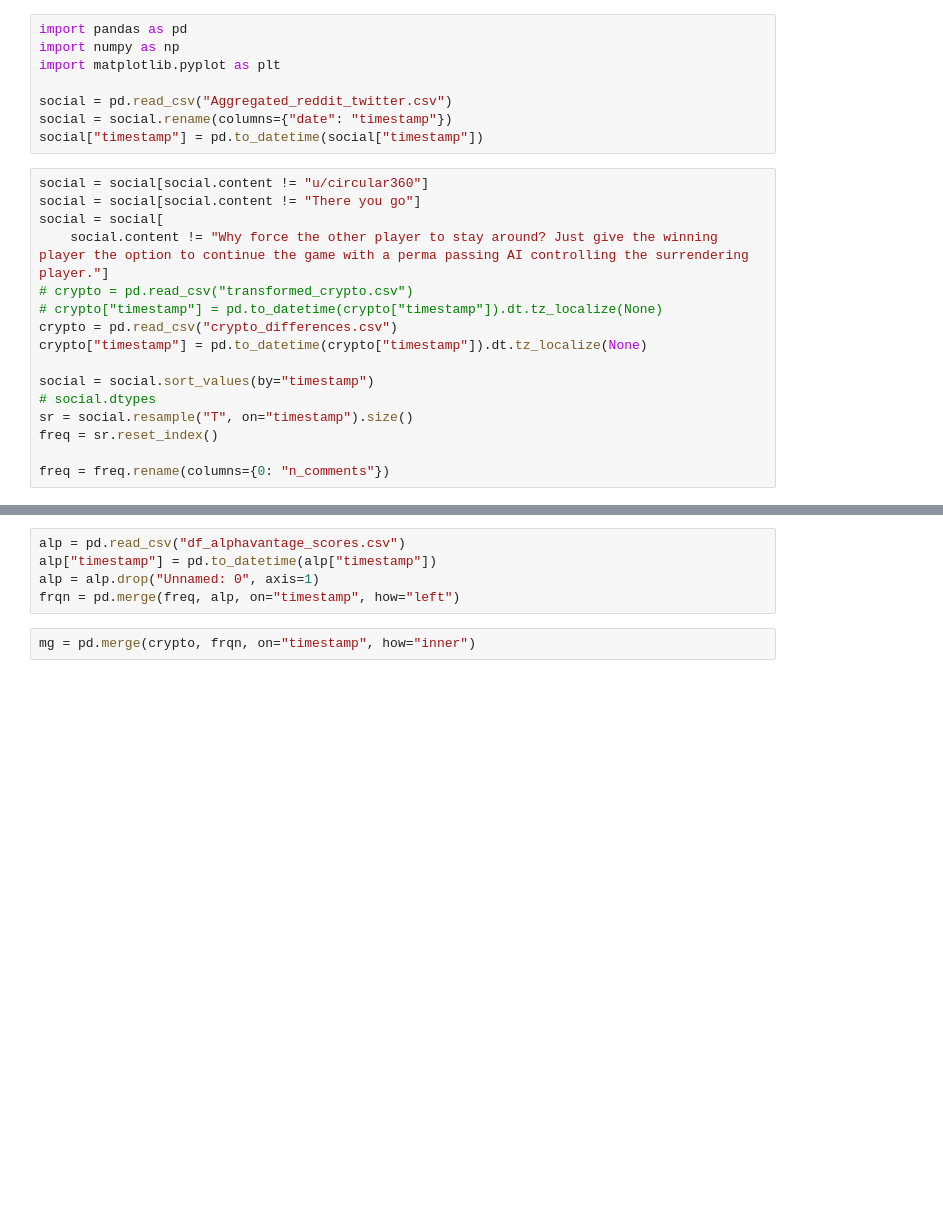
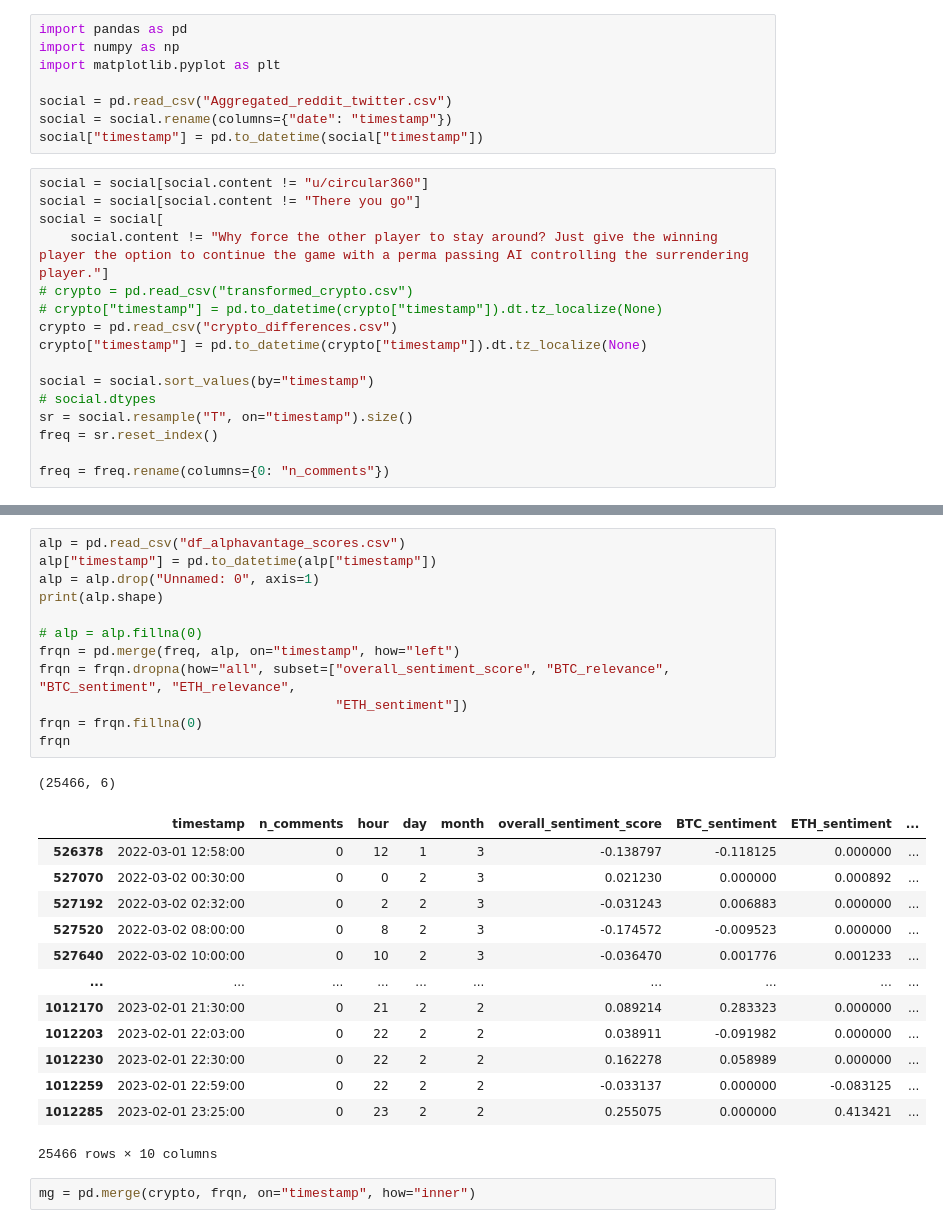
Before and after one commit to AliEmreSenel/BAINSACryptocurrencies, a Jupyter notebook: regression/eda.ipynb, the cells around one changed output, grey strips where cells are left out. Cells and saved outputs as stored; diff of their text form; blank space fills up the shorter version.

```diff
--- a/regression/eda.ipynb
+++ b/regression/eda.ipynb
@@ -30,8 +44,30 @@ freq
 # %%
 alp = pd.read_csv("df_alphavantage_scores.csv")
 alp["timestamp"] = pd.to_datetime(alp["timestamp"])
 alp = alp.drop("Unnamed: 0", axis=1)
+print(alp.shape)
+
+# alp = alp.fillna(0)
 frqn = pd.merge(freq, alp, on="timestamp", how="left")
+frqn = frqn.dropna(how="all", subset=["overall_sentiment_score", "BTC_relevance", "BTC_sentiment", "ETH_relevance",
+                                      "ETH_sentiment"])
+frqn = frqn.fillna(0)
+frqn
+# %% [output]
+(25466, 6)
+|  | timestamp | n_comments | hour | day | month | overall_sentiment_score | BTC_sentiment | ETH_sentiment | ... |
+| 526378 | 2022-03-01 12:58:00 | 0 | 12 | 1 | 3 | -0.138797 | -0.118125 | 0.000000 | ... |
+| 527070 | 2022-03-02 00:30:00 | 0 | 0 | 2 | 3 | 0.021230 | 0.000000 | 0.000892 | ... |
+| 527192 | 2022-03-02 02:32:00 | 0 | 2 | 2 | 3 | -0.031243 | 0.006883 | 0.000000 | ... |
+| 527520 | 2022-03-02 08:00:00 | 0 | 8 | 2 | 3 | -0.174572 | -0.009523 | 0.000000 | ... |
+| 527640 | 2022-03-02 10:00:00 | 0 | 10 | 2 | 3 | -0.036470 | 0.001776 | 0.001233 | ... |
+| ... | ... | ... | ... | ... | ... | ... | ... | ... | ... |
+| 1012170 | 2023-02-01 21:30:00 | 0 | 21 | 2 | 2 | 0.089214 | 0.283323 | 0.000000 | ... |
+| 1012203 | 2023-02-01 22:03:00 | 0 | 22 | 2 | 2 | 0.038911 | -0.091982 | 0.000000 | ... |
+| 1012230 | 2023-02-01 22:30:00 | 0 | 22 | 2 | 2 | 0.162278 | 0.058989 | 0.000000 | ... |
+| 1012259 | 2023-02-01 22:59:00 | 0 | 22 | 2 | 2 | -0.033137 | 0.000000 | -0.083125 | ... |
+| 1012285 | 2023-02-01 23:25:00 | 0 | 23 | 2 | 2 | 0.255075 | 0.000000 | 0.413421 | ... |
+25466 rows × 10 columns
 # %%
 mg = pd.merge(crypto, frqn, on="timestamp", how="inner")
 # %%
```
Also changed, not shown: parts of 11 cells of this notebook.
